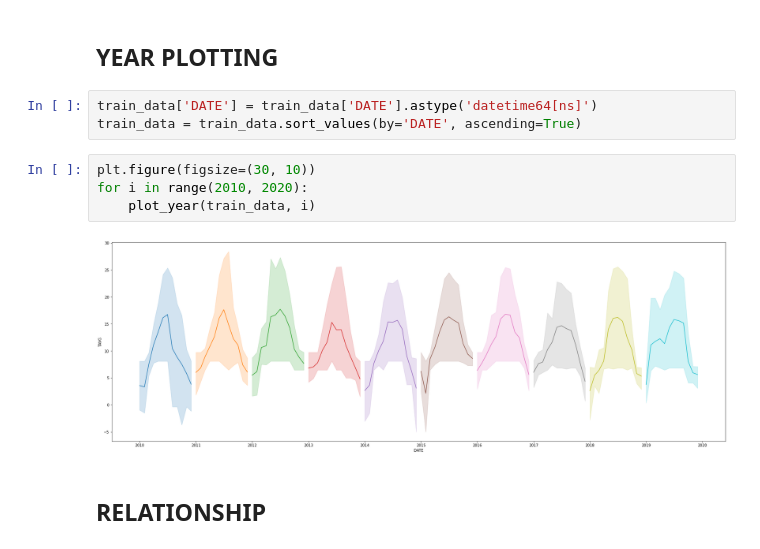
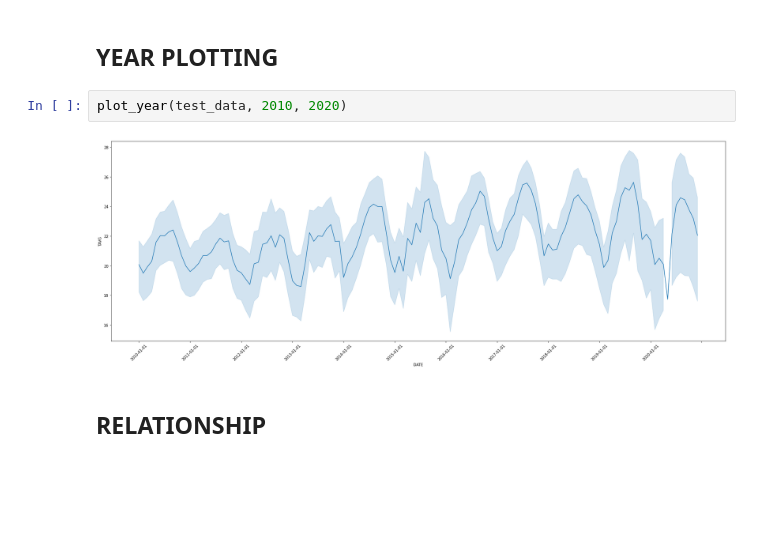
Before and after one commit to huynhtuan17ti/climate-predictor, a Jupyter notebook: visualize.ipynb, the cells around one changed output. Drawn from its saved outputs; the diff is of its cells as text; blank space fills up the shorter version.

Commit message:
fix plot year

```diff
--- a/visualize.ipynb
+++ b/visualize.ipynb
@@ -9,15 +14,10 @@ train_data = pd.read_csv(TRAIN)
 test_data = pd.read_csv(TEST)
 # %% [markdown]
 ## YEAR PLOTTING
-# %%
-train_data['DATE'] = train_data['DATE'].astype('datetime64[ns]')
-train_data = train_data.sort_values(by='DATE', ascending=True)
-# %%
-plt.figure(figsize=(30, 10))
-for i in range(2010, 2020):
-    plot_year(train_data, i)
-# %% [output]
-[figure, removed]
+# %%
+plot_year(test_data, 2010, 2020)
+# %% [output]
+[figure, added]
 # %% [markdown]
 ## RELATIONSHIP
 # %%
```
Also changed, not shown: parts of 1 cell of this notebook, 1 other file.
